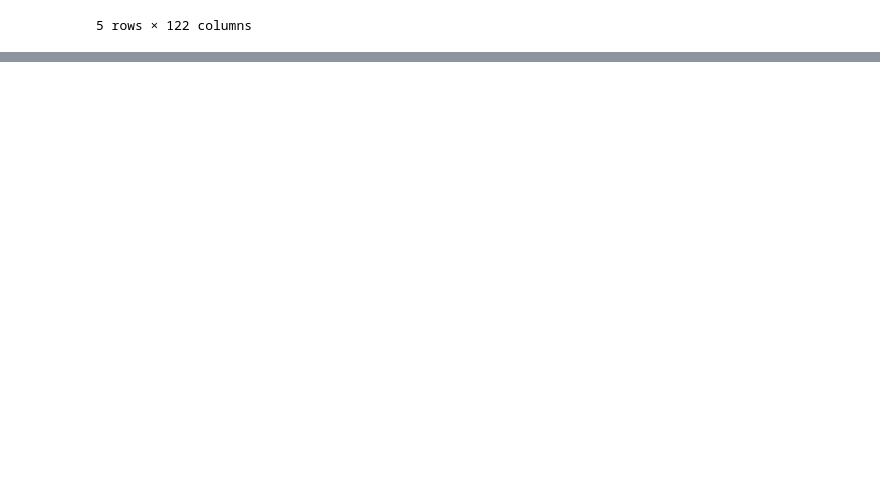
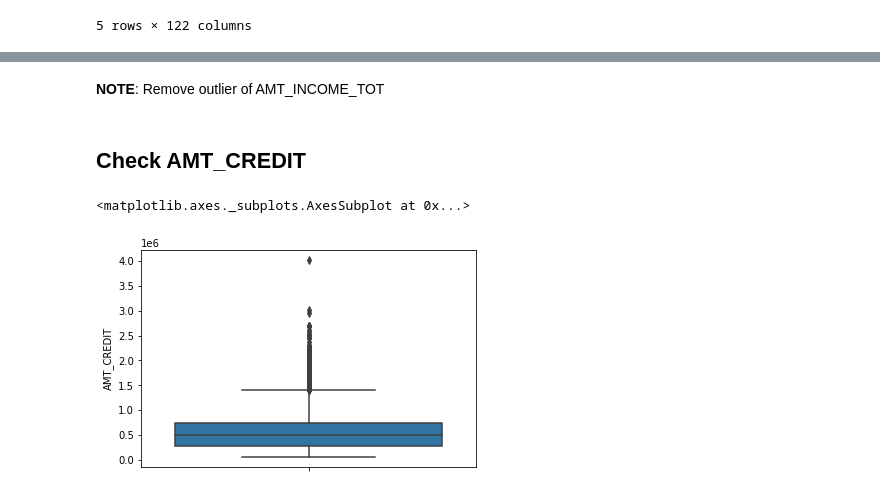
Before and after one commit to fajarkarim/dskola-home-credit, a Jupyter notebook: AnalyzeHomeCredit.ipynb, the cells around one changed output, grey strips where cells are left out. Drawn from its saved outputs; the diff is of its cells as text; code cells hidden in the pictures; blank space fills up the shorter version.

```diff
--- a/AnalyzeHomeCredit.ipynb
+++ b/AnalyzeHomeCredit.ipynb
@@ -28,0 +82,9 @@ homecredit_df.head()
+# %% [markdown]
+**NOTE**: Remove outlier of AMT_INCOME_TOT
+# %% [markdown]
+## Check AMT_CREDIT
+# %%
+sns.boxplot(y=bad_performance_loan['AMT_CREDIT'])
+# %% [output]
+<matplotlib.axes._subplots.AxesSubplot at 0x...>
+[figure, added]
```
Also changed, not shown: parts of 28 cells of this notebook.
